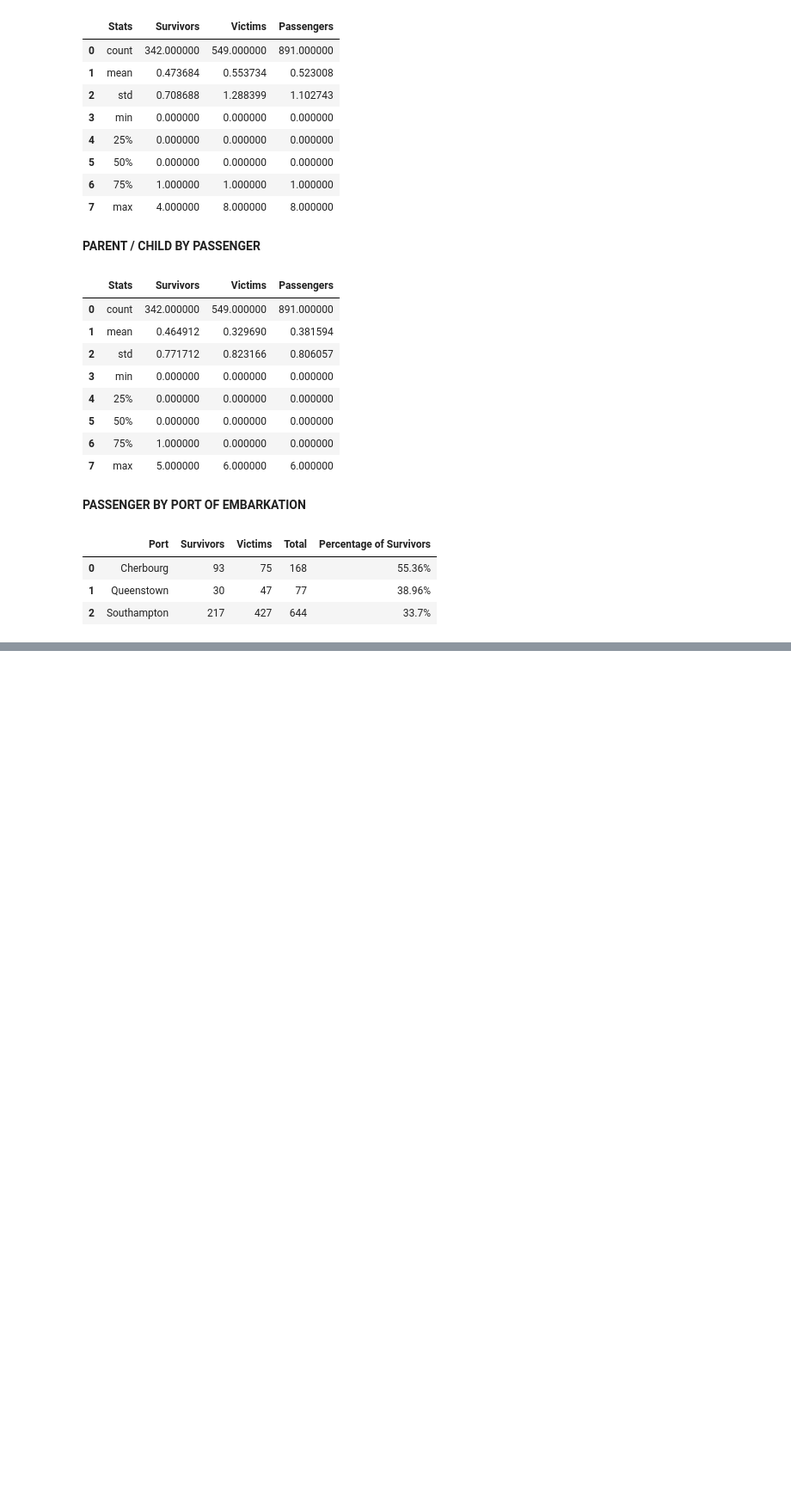
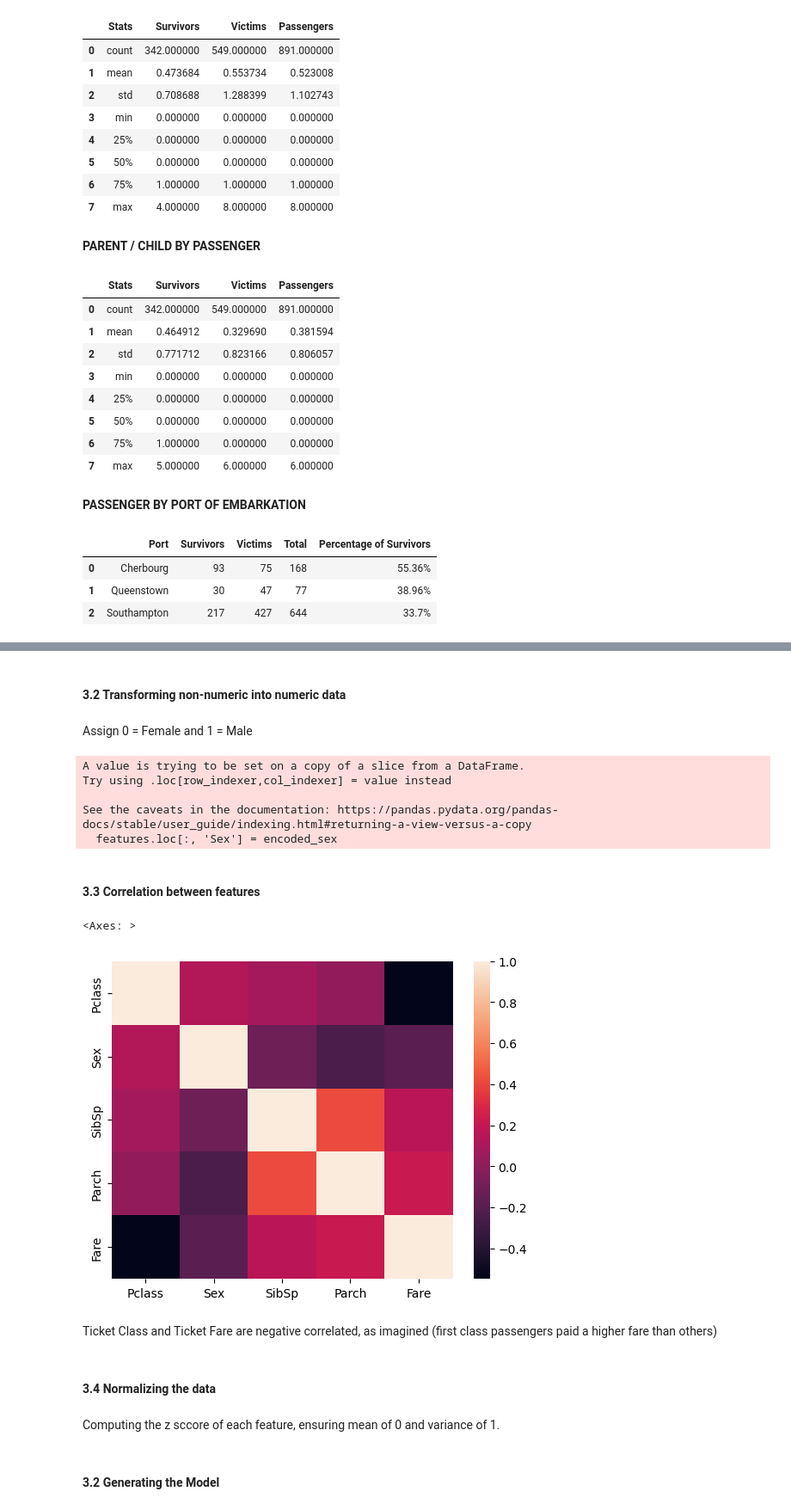
Before and after one commit to Abner-SC/Portfolio, a Jupyter notebook: Kaggle Challenges/01 Titanic - Machine Learning from Disaster/titanic_ML_model.ipynb, the cells around one changed output, grey strips where cells are left out. Shown at 86% size. Saved outputs shown, nothing was run; the diff lists cells and outputs as text; code cells hidden in the pictures; blank space fills up the shorter version.

Commit message:
v9 - RFM using only complete data (part 1)

```diff
--- a/Kaggle Challenges/01 Titanic - Machine Learning from Disaster/titanic_ML_model.ipynb
+++ b/Kaggle Challenges/01 Titanic - Machine Learning from Disaster/titanic_ML_model.ipynb
@@ -286,0 +302,33 @@ pandas.DataFrame({'Port': ['Cherbourg','Queenstown','Southampton'],
+# %%
+target = train['Survived'].values
+features = train[['Pclass', 'Sex', 'SibSp', 'Parch', 'Fare']]
+# %% [markdown]
+#### 3.2 Transforming non-numeric into numeric data
+# %% [markdown]
+Assign 0 = Female and 1 = Male
+# %%
+ordinal_encoder = sklearn.preprocessing.OrdinalEncoder()
+encoded_sex = ordinal_encoder.fit_transform(features[['Sex']])
+
+features.loc[:, 'Sex'] = encoded_sex
+# %% [output]
+A value is trying to be set on a copy of a slice from a DataFrame.
+Try using .loc[row_indexer,col_indexer] = value instead
+
+See the caveats in the documentation: https://pandas.pydata.org/pandas-docs/stable/user_guide/indexing.html#returning-a-view-versus-a-copy
+  features.loc[:, 'Sex'] = encoded_sex
+# %% [markdown]
+#### 3.3 Correlation between features
+# %%
+seaborn.heatmap(features.corr())
+# %% [output]
+<Axes: >
+[figure, added]
+# %% [markdown]
+Ticket Class and Ticket Fare are negative correlated, as imagined (first class passengers paid a higher fare than others)
+# %% [markdown]
+#### 3.4 Normalizing the data
+# %% [markdown]
+Computing the z sccore of each feature, ensuring mean of 0 and variance of 1.
+# %% [markdown]
+#### 3.2 Generating the Model
```
Also changed, not shown: parts of 14 cells of this notebook.
